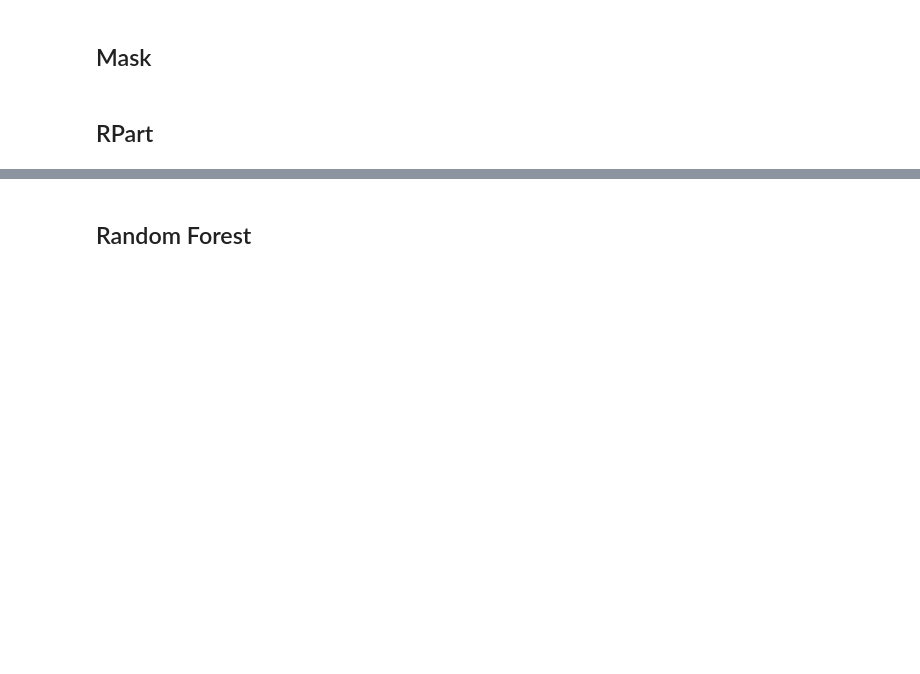
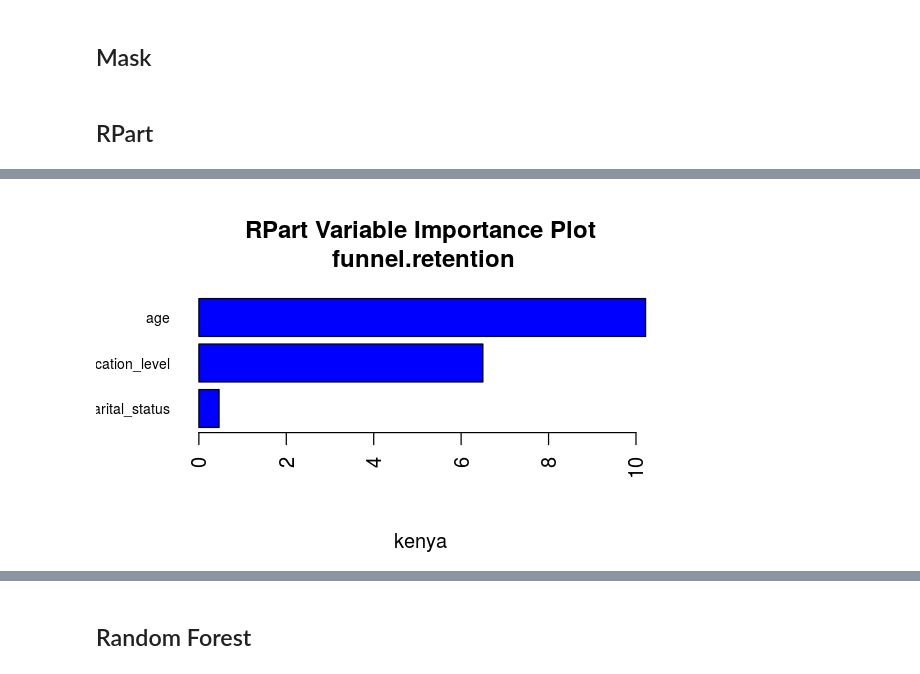
Before and after one commit to cturner500/DoPLER, a Jupyter notebook: R_funnel_analysis.ipynb, the cells around one changed output, grey strips where cells are left out. Drawn from its saved outputs; the diff is of its cells as text; code cells hidden in the pictures; blank space fills up the shorter version.

Commit message:
cleanup and OOB plot

```diff
--- a/R_funnel_analysis.ipynb
+++ b/R_funnel_analysis.ipynb
@@ -151,3 +105,12 @@ p <- fancyRpartPlot(tree, main=paste(paste(col), "in", paste(selected_country)))
+# %%
+options(repr.plot.width=5, repr.plot.height=3)
+barplot(
+    sort(tree$variable.importance),
+    col=4, las=2, cex.names = .7, horiz=T,
+    main = paste("RPart Variable Importance Plot\n", col),
+    sub=selected_country)
+# %% [output]
+[figure, added]
 # %%
 summary(tree)
 # %% [output]
```
Also changed, not shown: parts of 17 cells of this notebook.
